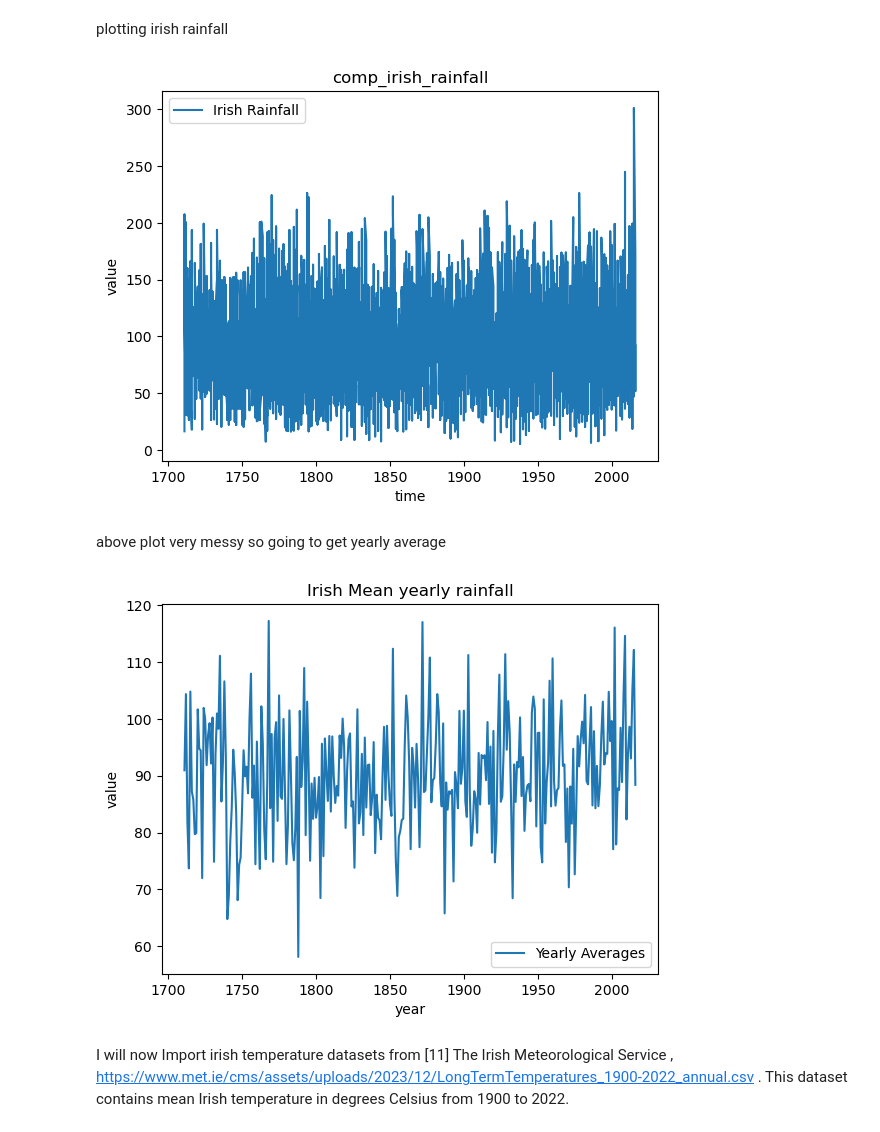
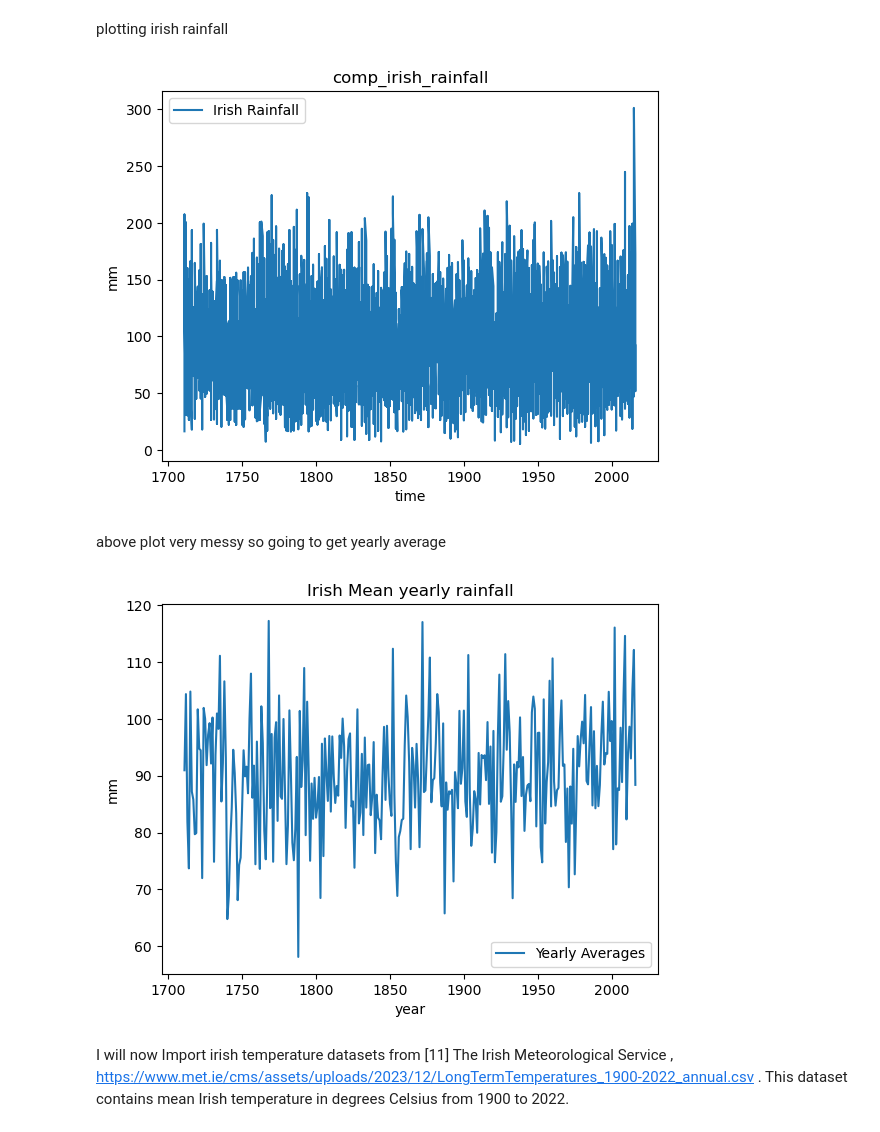
Before and after one commit to dectan/Programming-for-Data-Analysis-Project-2, a Jupyter notebook: Project 2.ipynb, the cells around one changed output. Cells and saved outputs as stored; diff of their text form; code cells hidden in the pictures.

```diff
--- a/Project 2.ipynb
+++ b/Project 2.ipynb
@@ -579,12 +579,12 @@ plotting irish rainfall
 # %%
 plt.plot(comp_irish_rainfall['Year'],comp_irish_rainfall['Median montly series'], label = 'Irish Rainfall')
 plt.xlabel('time')
-plt.ylabel('value')
+plt.ylabel('mm')
 plt.title('comp_irish_rainfall')
 plt.legend()
 plt.show()
 # %% [output]
-[figure, old version]
+[figure, new version]
 # %% [markdown]
 above plot very messy so going to get yearly average
 # %%
@@ -592,12 +592,12 @@ mean_yearly_irish_rainfall = comp_irish_rainfall.groupby('Year')['Median montly
 # %%
 plt.plot(mean_yearly_irish_rainfall, label='Yearly Averages')
 plt.xlabel('year')
-plt.ylabel('value')
+plt.ylabel('mm')
 plt.title('Irish Mean yearly rainfall')
 plt.legend()
 plt.show()
 # %% [output]
-[figure, old version]
+[figure, new version]
 # %% [markdown]
 I will now Import irish temperature datasets from [11] The Irish Meteorological Service , https://www.met.ie/cms/assets/uploads/2023/12/LongTermTemperatures_1900-2022_annual.csv . This dataset contains mean Irish temperature in degrees Celsius from 1900 to 2022.
 # %%
```
Also changed, not shown: parts of 4 cells of this notebook.
